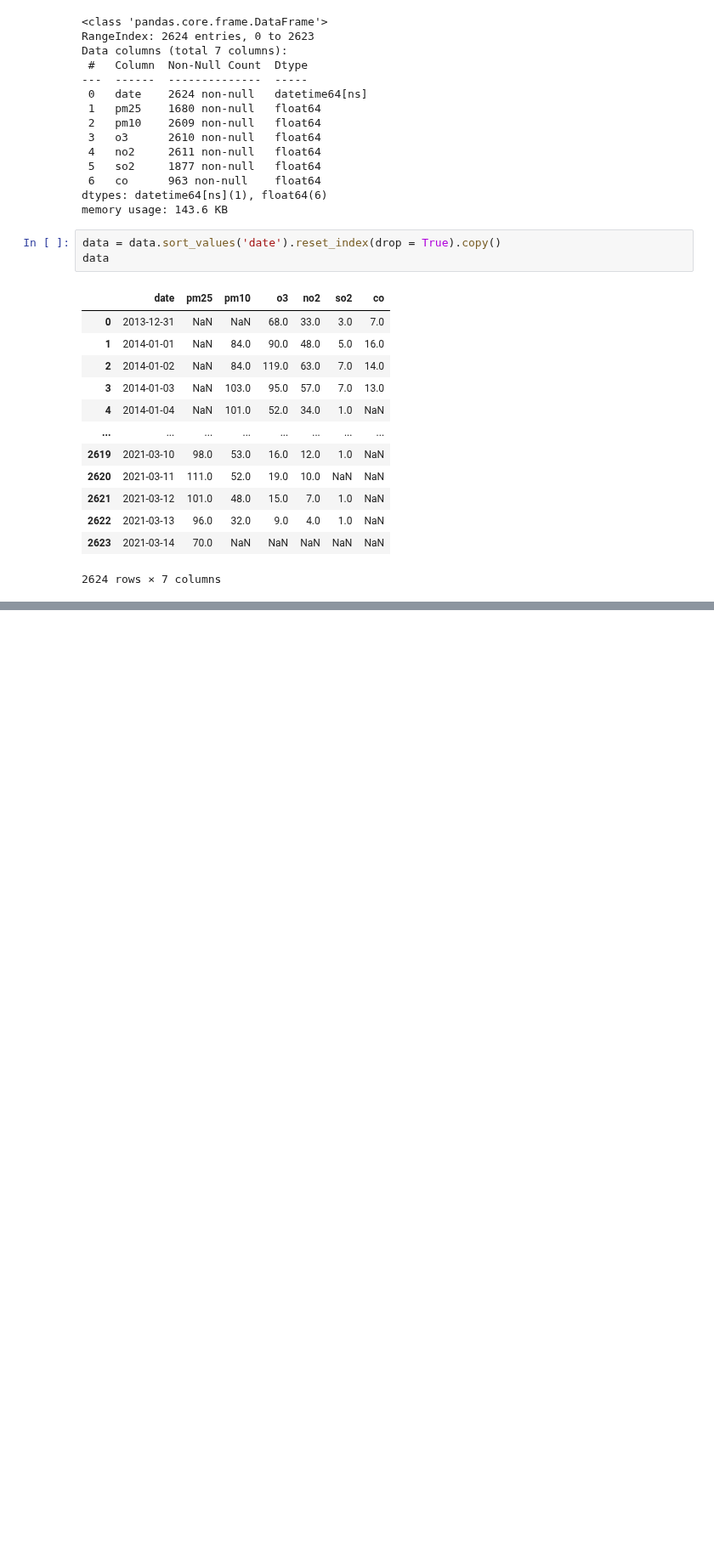
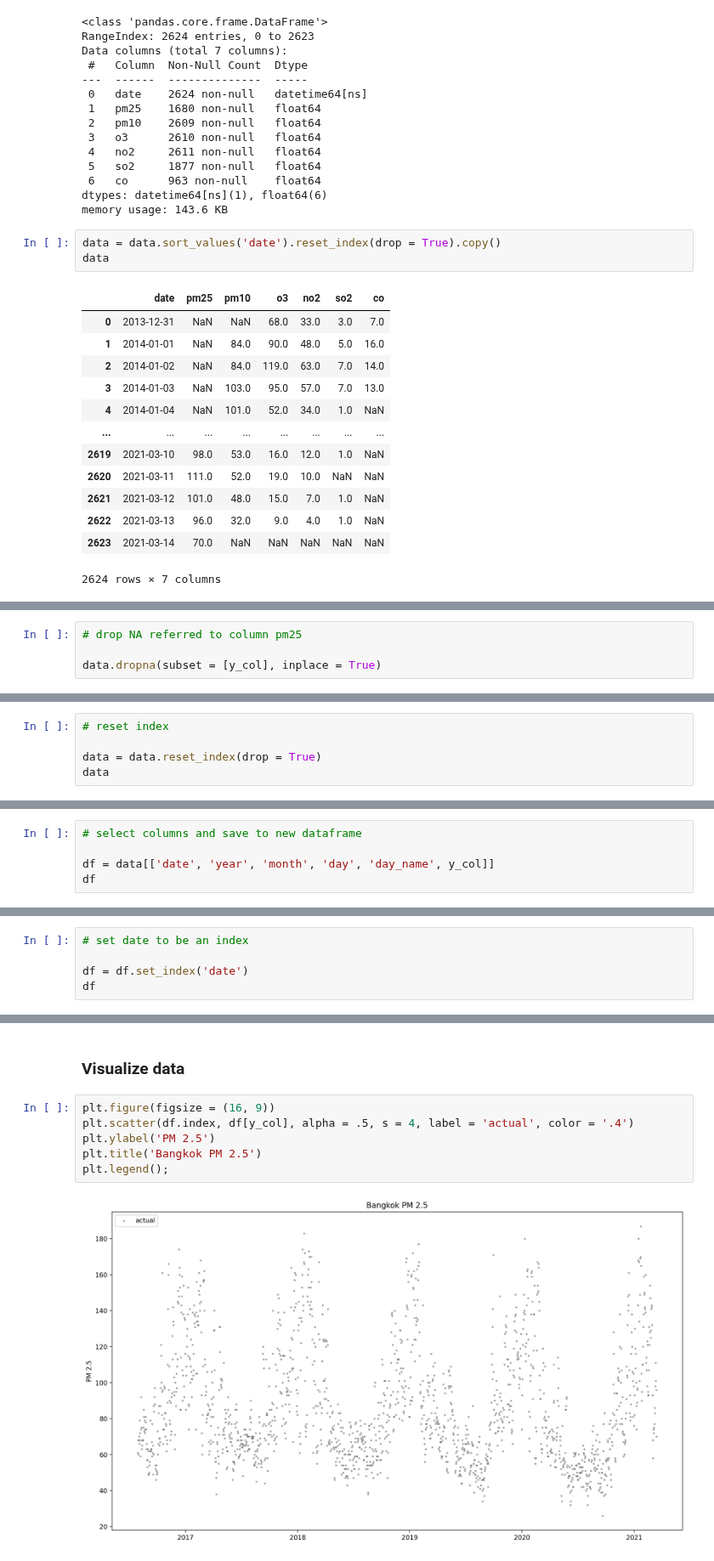
Before and after one commit to pNatTueku/ml_learning_with_ajprasertcbs, a Jupyter notebook: notebooks/bangkok_air_quality_regressor.ipynb, the cells around one changed output, grey strips where cells are left out. Shown at 85% size. Cells and saved outputs as stored; diff of their text form; blank space fills up the shorter version.

```diff
--- a/notebooks/bangkok_air_quality_regressor.ipynb
+++ b/notebooks/bangkok_air_quality_regressor.ipynb
@@ -106,0 +112,4 @@ data
+# %%
+# drop NA referred to column pm25
+
+data.dropna(subset = [y_col], inplace = True)
@@ -106,0 +132,5 @@ data
+# %%
+# reset index
+
+data = data.reset_index(drop = True)
+data
@@ -106,0 +207,5 @@ data
+# %%
+# select columns and save to new dataframe
+
+df = data[['date', 'year', 'month', 'day', 'day_name', y_col]]
+df
@@ -106,0 +226,5 @@ data
+# %%
+# set date to be an index
+
+df = df.set_index('date')
+df
@@ -106,0 +246,10 @@ data
+# %% [markdown]
+### Visualize data
+# %%
+plt.figure(figsize = (16, 9))
+plt.scatter(df.index, df[y_col], alpha = .5, s = 4, label = 'actual', color = '.4')
+plt.ylabel('PM 2.5')
+plt.title('Bangkok PM 2.5')
+plt.legend();
+# %% [output]
+[figure, added]
```
Also changed, not shown: parts of 10 cells of this notebook.
